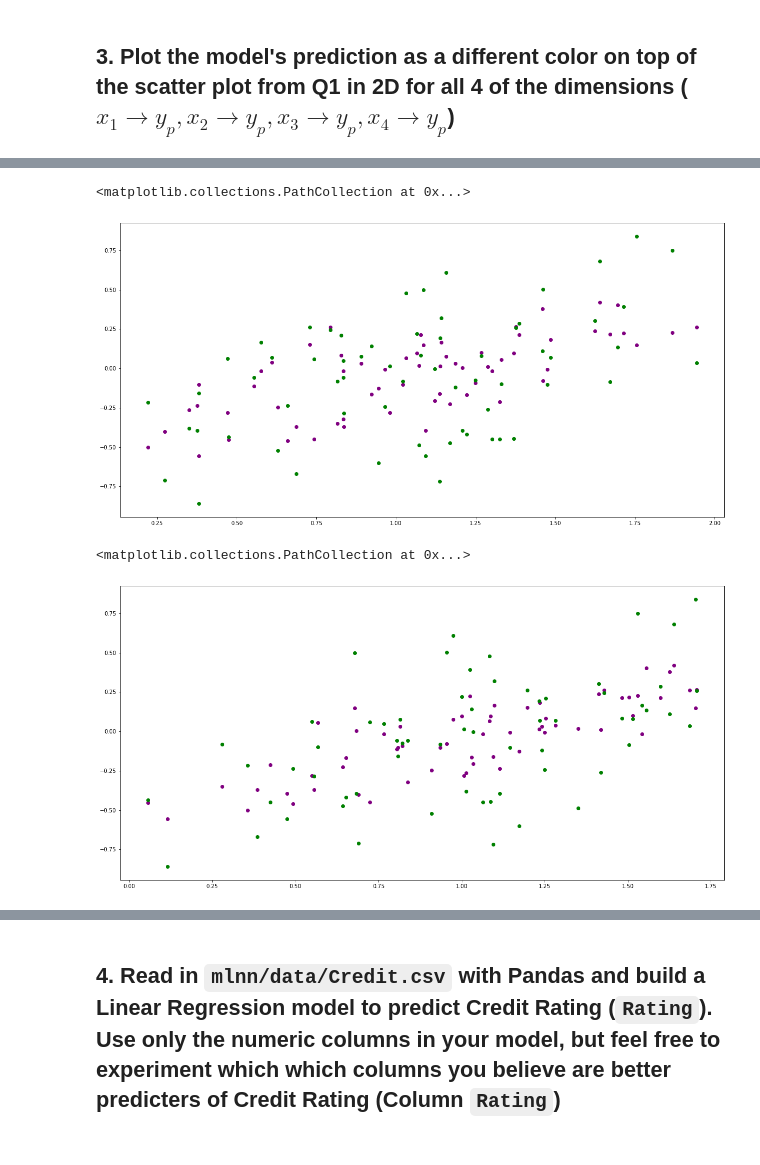
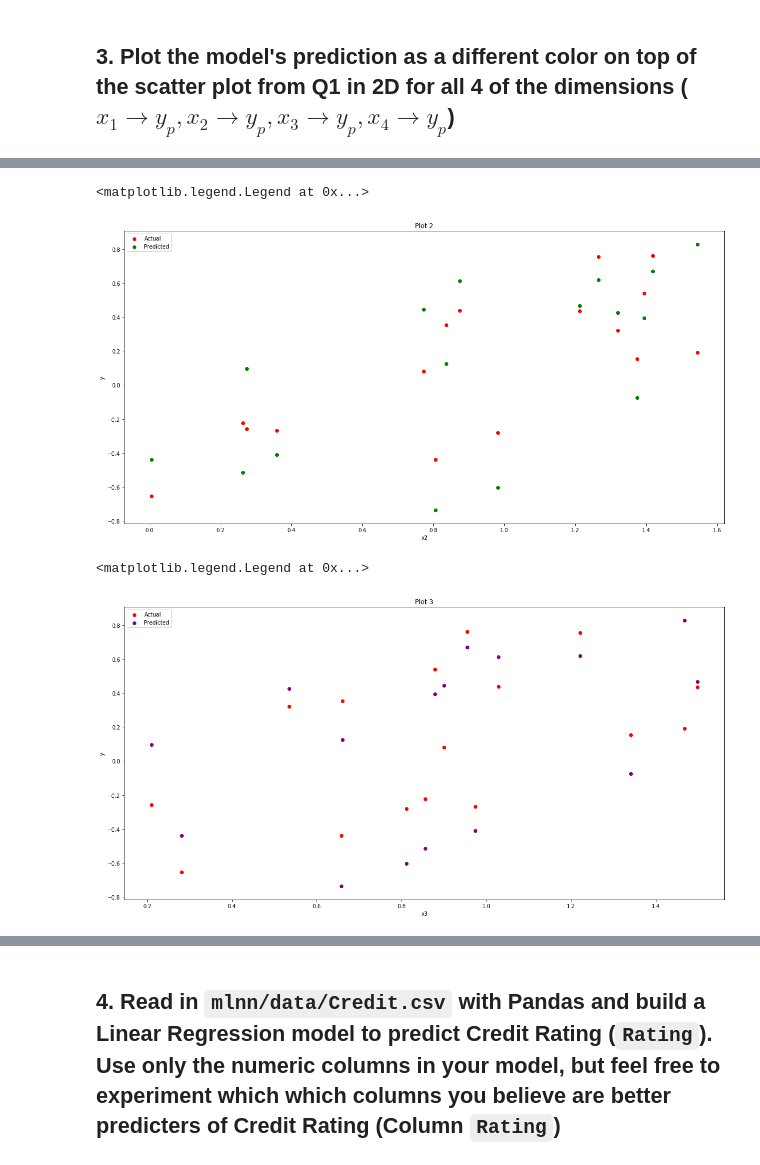
Before and after one commit to cjmasamitsu/mlnn-masamitsu, a Jupyter notebook: 03/masamitsu-week3-asnmt.ipynb, the cells around one changed output, grey strips where cells are left out. Cells and saved outputs as stored; diff of their text form; code cells hidden in the pictures.

```diff
--- a/03/masamitsu-week3-asnmt.ipynb
+++ b/03/masamitsu-week3-asnmt.ipynb
@@ -16,7 +16,7 @@ Key items include:
 # %% [markdown]
 ## 1. Create a 4 dimensional data set with 64 elements and show all 4 scatter 2D plots of the data $x_1$ vs. $y$, $x_2$ vs. $y$,  $x_3$ vs. $y$, $x_4$ vs. $y$
 # %%
-n = 64
+n = int(64/4)
 x = np.linspace(0, 1, n) + np.random.rand(4, n)
 x = np.vstack([x, np.ones(len(x.T))]).T
 y = np.linspace(0, 1, n) + np.random.rand(n) - 1
@@ -68,0 +79,6 @@ array([ 0.05360925,  0.18087767,  0.18431699,  0.25483922, -0.73143853])
+# %%
+left = np.linalg.inv(np.dot(x.T, x))
+right = np.dot(y.T, x)
+# %%
+beta = np.dot(left, right)
+beta
@@ -73,13 +101,21 @@ pred = np.dot(x, beta)
 # %%
-plt.scatter(x.T[0], pred, c="purple")
-plt.scatter(x.T[0], y, c="green")
+plt.scatter(x.T[1], pred, c="red")
+plt.scatter(x.T[1], y, c="green")
+plt.xlabel("x2")
+plt.ylabel("y")
+plt.title("Plot 2")
+plt.legend(labels = ["Actual", "Predicted"])
 # %% [output]
-<matplotlib.collections.PathCollection at 0x...>
+<matplotlib.legend.Legend at 0x...>
-[figure, old version]
+[figure, new version]
 # %%
-plt.scatter(x.T[1], pred, c="purple")
-plt.scatter(x.T[1], y, c="green")
+plt.scatter(x.T[2], pred, c="red")
+plt.scatter(x.T[2], y, c="purple")
+plt.xlabel("x3")
+plt.ylabel("y")
+plt.title("Plot 3")
+plt.legend(labels = ["Actual", "Predicted"])
 # %% [output]
-<matplotlib.collections.PathCollection at 0x...>
+<matplotlib.legend.Legend at 0x...>
-[figure, old version]
+[figure, new version]
 # %%
```
Also changed, not shown: parts of 21 cells of this notebook, 1 other file.
